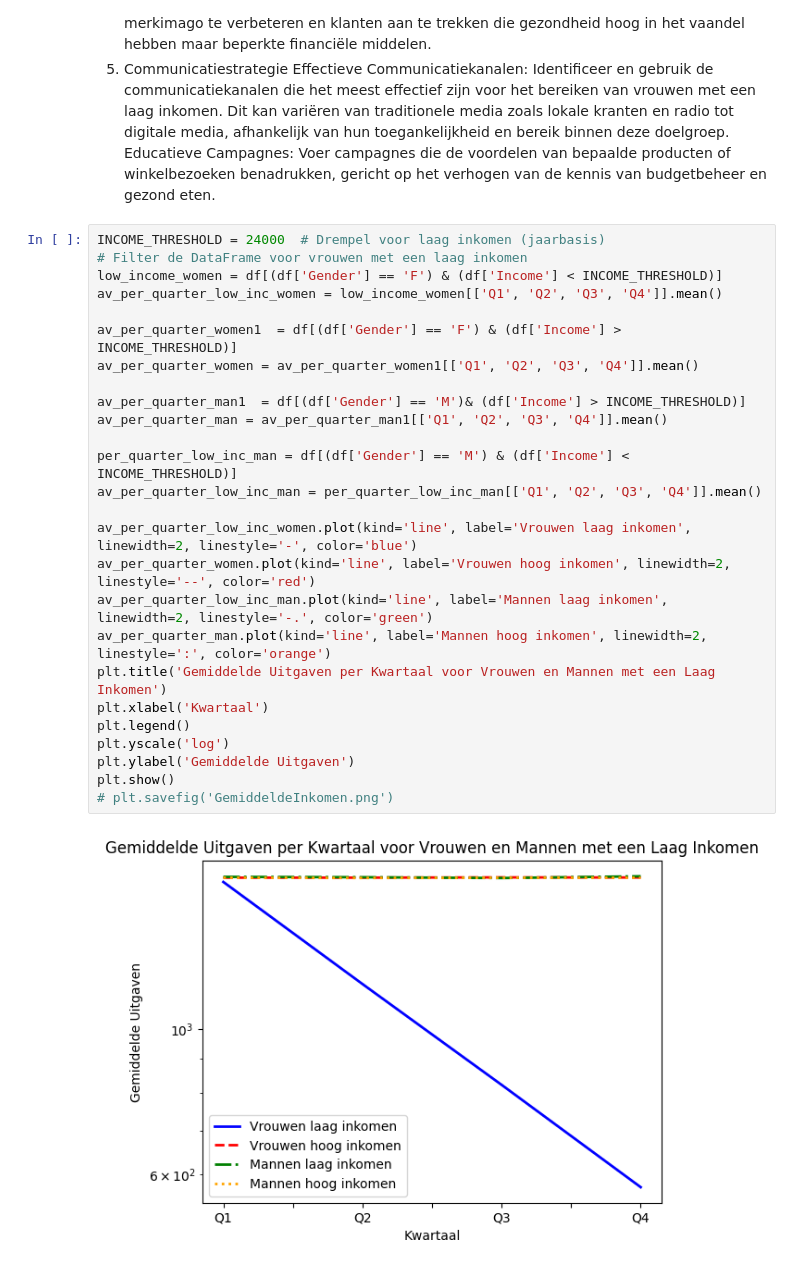
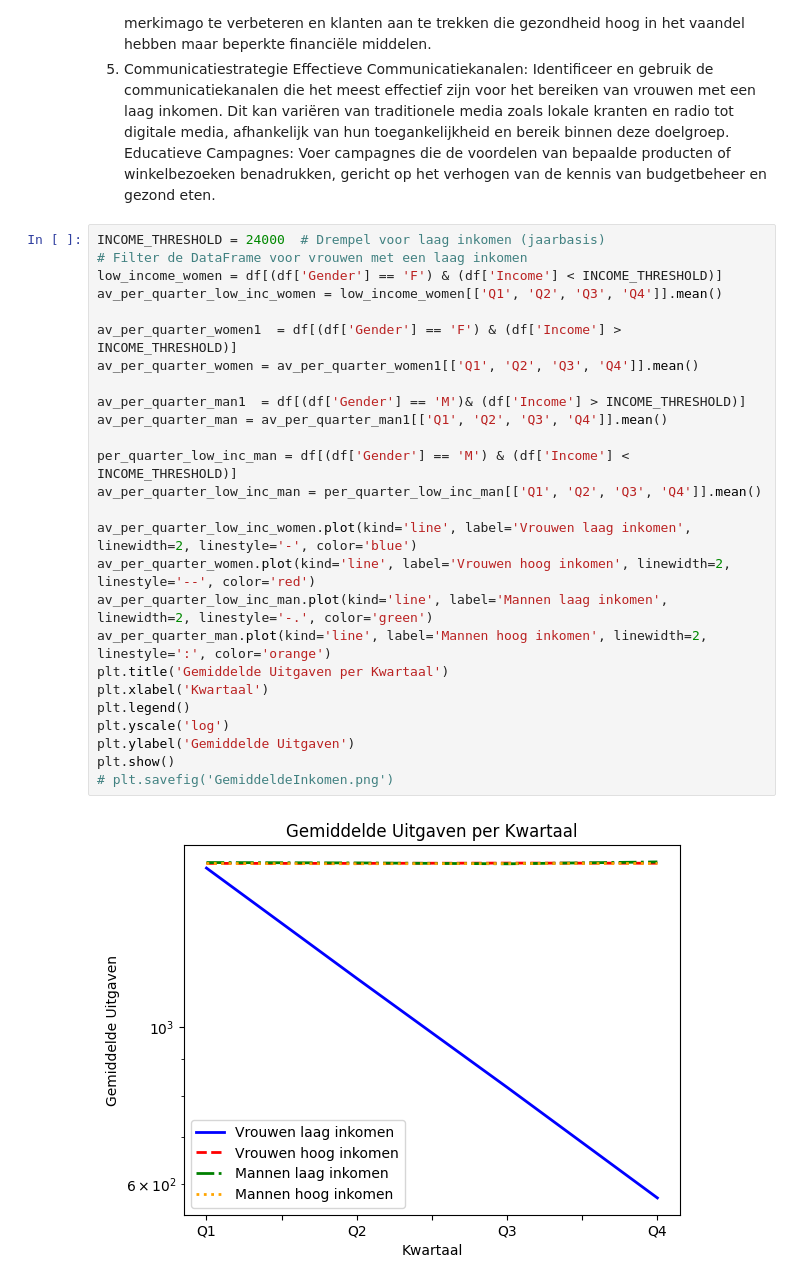
Before and after one commit to lisannebleiksch/SyntData, a Jupyter notebook: InhollandModel.ipynb, the cells around one changed output. Cells and saved outputs as stored; diff of their text form.

```diff
--- a/InhollandModel.ipynb
+++ b/InhollandModel.ipynb
@@ -198,28 +196,28 @@ Educatieve Campagnes: Voer campagnes die de voordelen van bepaalde producten of
 # %%
 INCOME_THRESHOLD = 24000  # Drempel voor laag inkomen (jaarbasis)
 # Filter de DataFrame voor vrouwen met een laag inkomen
 low_income_women = df[(df['Gender'] == 'F') & (df['Income'] < INCOME_THRESHOLD)]
 av_per_quarter_low_inc_women = low_income_women[['Q1', 'Q2', 'Q3', 'Q4']].mean()
 
 av_per_quarter_women1  = df[(df['Gender'] == 'F') & (df['Income'] > INCOME_THRESHOLD)]
 av_per_quarter_women = av_per_quarter_women1[['Q1', 'Q2', 'Q3', 'Q4']].mean()
 
 av_per_quarter_man1  = df[(df['Gender'] == 'M')& (df['Income'] > INCOME_THRESHOLD)]
 av_per_quarter_man = av_per_quarter_man1[['Q1', 'Q2', 'Q3', 'Q4']].mean()
 
 per_quarter_low_inc_man = df[(df['Gender'] == 'M') & (df['Income'] < INCOME_THRESHOLD)]
 av_per_quarter_low_inc_man = per_quarter_low_inc_man[['Q1', 'Q2', 'Q3', 'Q4']].mean()
 
 av_per_quarter_low_inc_women.plot(kind='line', label='Vrouwen laag inkomen', linewidth=2, linestyle='-', color='blue')
 av_per_quarter_women.plot(kind='line', label='Vrouwen hoog inkomen', linewidth=2, linestyle='--', color='red')
 av_per_quarter_low_inc_man.plot(kind='line', label='Mannen laag inkomen', linewidth=2, linestyle='-.', color='green')
 av_per_quarter_man.plot(kind='line', label='Mannen hoog inkomen', linewidth=2, linestyle=':', color='orange')
-plt.title('Gemiddelde Uitgaven per Kwartaal voor Vrouwen en Mannen met een Laag Inkomen')
+plt.title('Gemiddelde Uitgaven per Kwartaal')
 plt.xlabel('Kwartaal')
 plt.legend()
 plt.yscale('log')
 plt.ylabel('Gemiddelde Uitgaven')
 plt.show()
 # plt.savefig('GemiddeldeInkomen.png')
 # %% [output]
-[figure, old version]
+[figure, new version]
```
Also changed, not shown: parts of 2 cells of this notebook.
